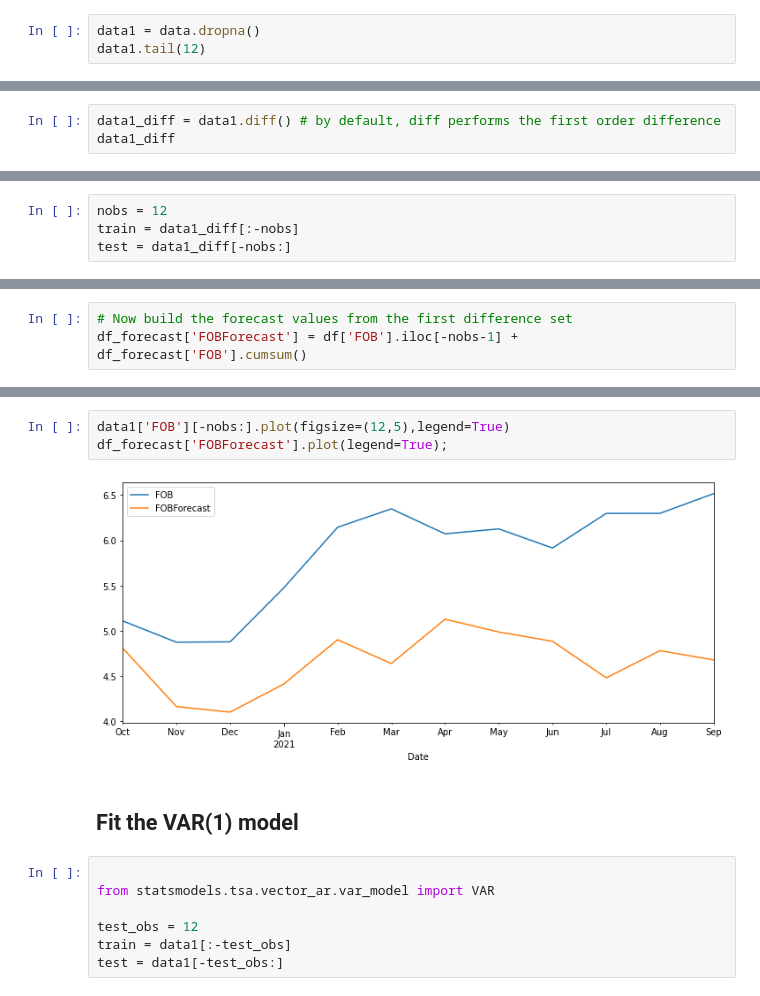
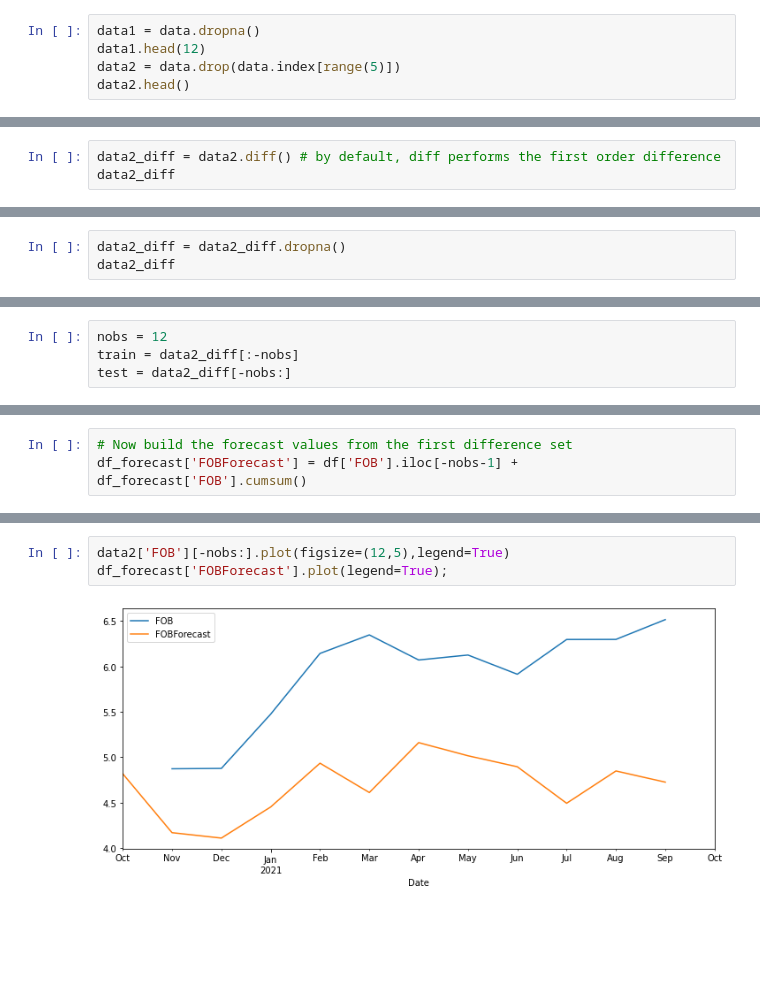
Before and after one commit to crisGriebler/VectorAutoRegression, a Jupyter notebook: var.ipynb, the cells around one changed output, grey strips where cells are left out. Cells and saved outputs as stored; diff of their text form; blank space fills up the shorter version.

```diff
--- a/var.ipynb
+++ b/var.ipynb
@@ -47,7 +54,9 @@ data
 94 rows × 6 columns
 # %%
 data1 = data.dropna()
-data1.tail(12)
+data1.head(12)
+data2 = data.drop(data.index[range(5)])
+data2.head()
 # %% [output]
 |  | FOB | CIF | Brent | Barril | tonelada | Dolar |
 | Date |  |  |  |  |  |  |
@@ -117,6 +133,6 @@ Data has a unit root and is non stationary
 # %%
-data1_diff = data1.diff() # by default, diff performs the first order difference
-data1_diff
+data2_diff = data2.diff() # by default, diff performs the first order difference
+data2_diff
 # %% [output]
 |  | FOB | CIF | Brent | Barril | tonelada | Dolar |
 | Date |  |  |  |  |  |  |
@@ -152,0 +151,3 @@ data1_diff
+# %%
+data2_diff = data2_diff.dropna()
+data2_diff
@@ -187,7 +209,7 @@ len(data1_diff)
 # %%
 nobs = 12
-train = data1_diff[:-nobs]
-test = data1_diff[-nobs:]
+train = data2_diff[:-nobs]
+test = data2_diff[-nobs:]
 # %%
 len(train), len(test)
 # %% [output]
@@ -377,14 +403,5 @@ results.plot_forecast(12);
 # %%
-data1['FOB'][-nobs:].plot(figsize=(12,5),legend=True)
+data2['FOB'][-nobs:].plot(figsize=(12,5),legend=True)
 df_forecast['FOBForecast'].plot(legend=True);
 # %% [output]
-[figure, old version]
+[figure, new version]
-# %% [markdown]
-## Fit the VAR(1) model
-# %%
-
-from statsmodels.tsa.vector_ar.var_model import VAR
-
-test_obs = 12
-train = data1[:-test_obs]
-test = data1[-test_obs:]
```
Also changed, not shown: parts of 38 cells of this notebook.
